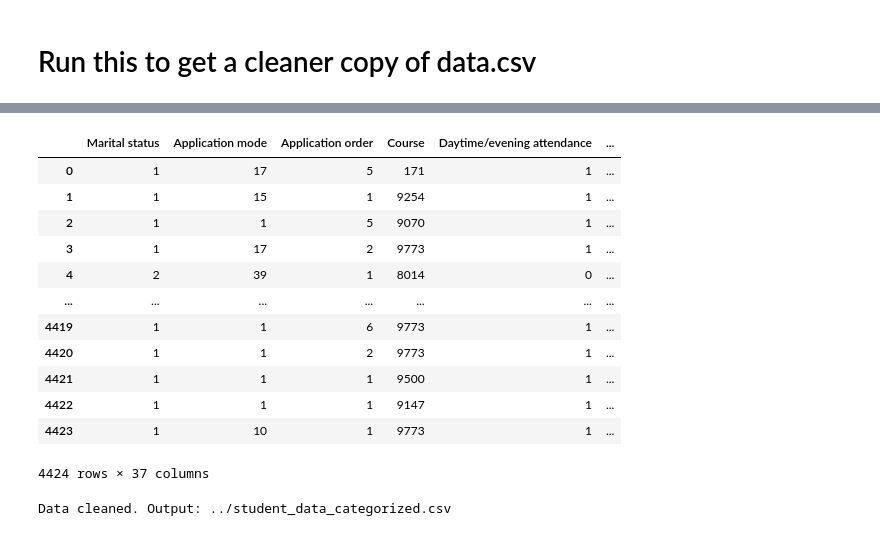
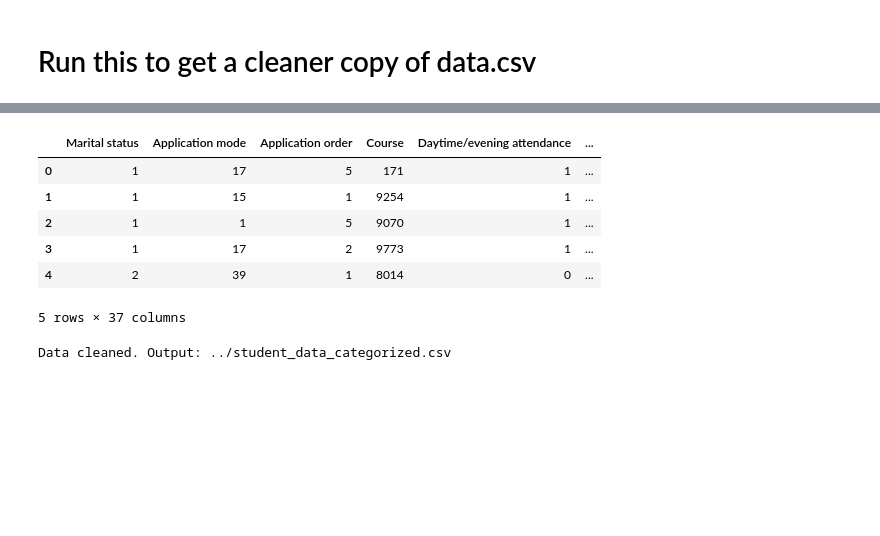
Before and after one commit to atile4/math-9-final-project, a Jupyter notebook: scripts/convert_to_category.ipynb, the cells around one changed output, grey strips where cells are left out. Drawn from its saved outputs; the diff is of its cells as text; code cells hidden in the pictures; blank space fills up the shorter version.

```diff
--- a/scripts/convert_to_category.ipynb
+++ b/scripts/convert_to_category.ipynb
@@ -5,21 +28,16 @@ import pandas as pd
 # %%
 # notes: some column names were improperly formatted/mispelt. Had to fix manually through the .csv file.
 df = pd.read_csv("../data.csv", sep=';')
-df
+df.columns = df.columns.str.strip()
+df.head()
 # %% [output]
 |  | Marital status | Application mode | Application order | Course | Daytime/evening attendance | ... |
 | 0 | 1 | 17 | 5 | 171 | 1 | ... |
 | 1 | 1 | 15 | 1 | 9254 | 1 | ... |
 | 2 | 1 | 1 | 5 | 9070 | 1 | ... |
 | 3 | 1 | 17 | 2 | 9773 | 1 | ... |
 | 4 | 2 | 39 | 1 | 8014 | 0 | ... |
-| ... | ... | ... | ... | ... | ... | ... |
-| 4419 | 1 | 1 | 6 | 9773 | 1 | ... |
-| 4420 | 1 | 1 | 2 | 9773 | 1 | ... |
-| 4421 | 1 | 1 | 1 | 9500 | 1 | ... |
-| 4422 | 1 | 1 | 1 | 9147 | 1 | ... |
-| 4423 | 1 | 10 | 1 | 9773 | 1 | ... |
-4424 rows × 37 columns
+5 rows × 37 columns
 # %%
 # converting processed data to categorical data for easier visualization
 # categories taken from: https://archive.ics.uci.edu/dataset/697/predict+students+dropout+and+academic+success
```
Also changed, not shown: parts of 4 cells of this notebook.
